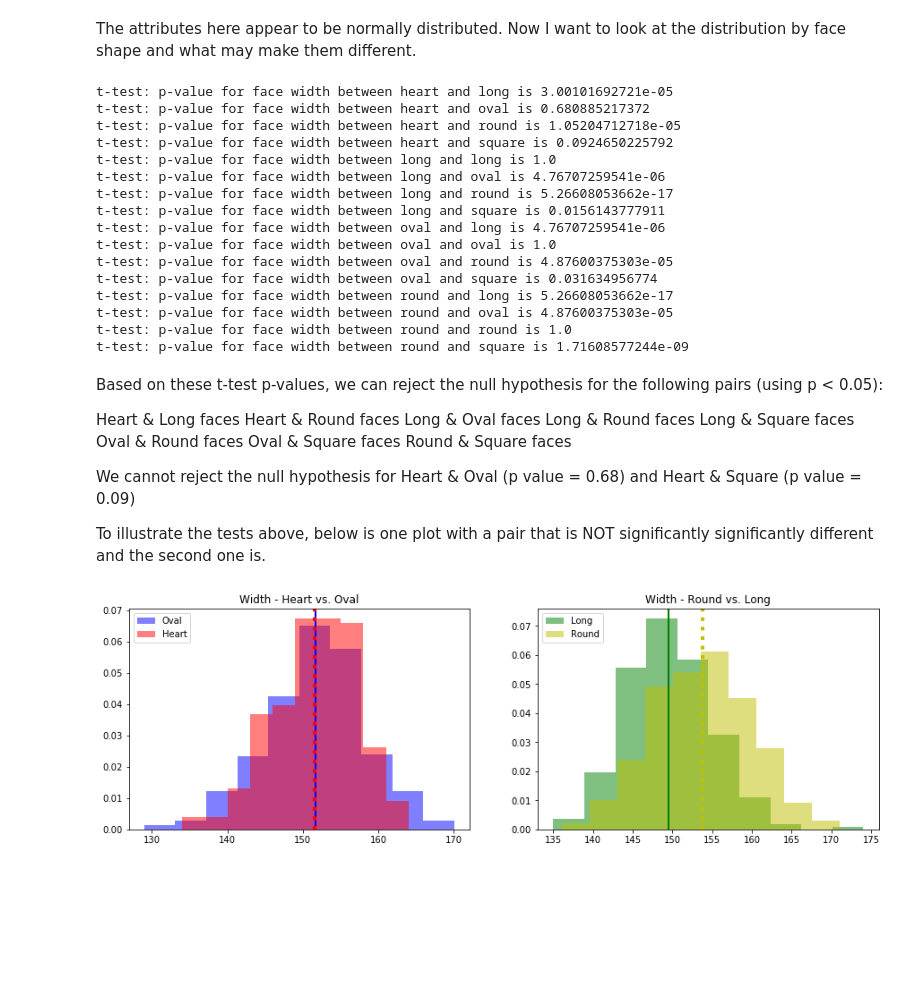
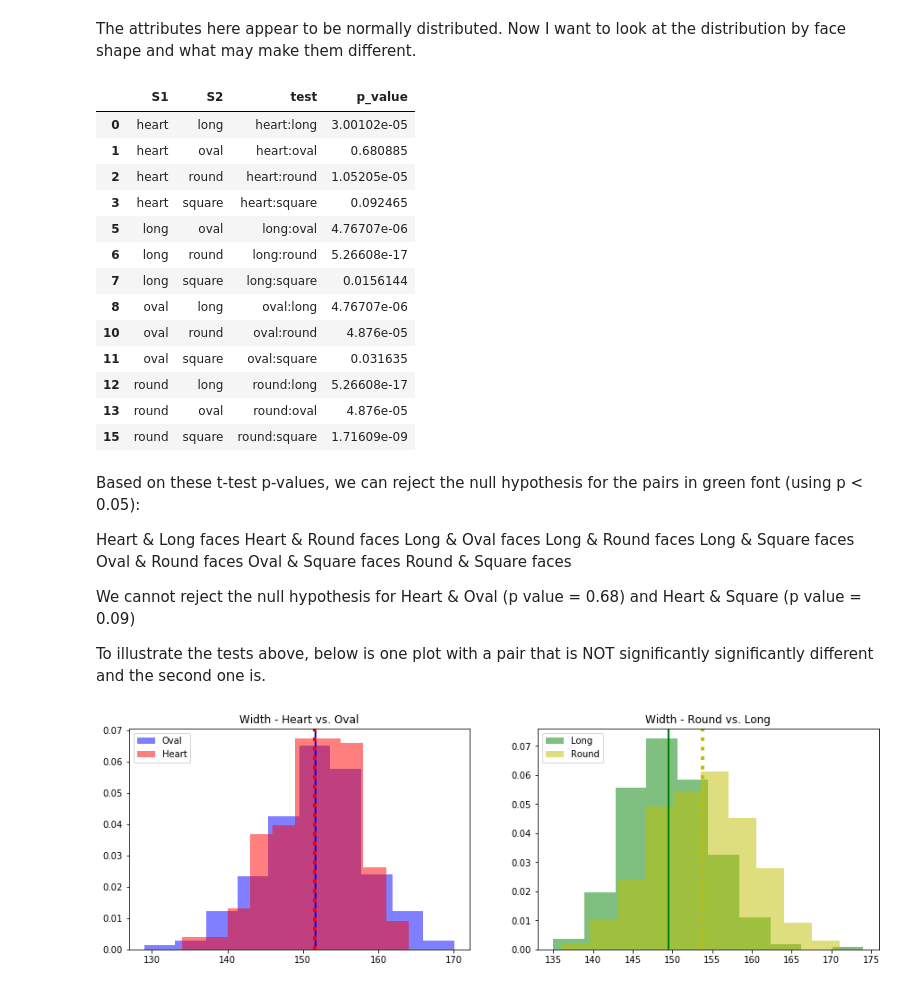
Before and after one commit to marnieboyer/ThinkFul-Capstone-3-Final, a Jupyter notebook: main v2.ipynb, the cells around one changed output. Cells and saved outputs as stored; diff of their text form; code cells hidden in the pictures; blank space fills up the shorter version.

Commit message:
12-6 changes
based on Julie's feedback

```diff
--- a/main v2.ipynb
+++ b/main v2.ipynb
@@ -274,29 +296,54 @@ plt.show()
 The attributes here appear to be normally distributed. Now I want to look at the distribution by face shape and what may make them different.
 # %%
 from scipy import stats
+
+S1 = []
+S2 = []
+S1S2 = []
+p_value = []
+t_tests = pd.DataFrame()
+labels = ['heart','long','oval','round','square']
 for i in range(0,4):
     for j in range(0,4):
         t = (stats.ttest_ind(xclean[xclean.classified_shape == labels[i] ].Width, xclean[xclean.classified_shape == labels[j+1]].Width))
-        print('t-test: p-value for face width between %s and %s is %s' % (labels[i],labels[j+1],t.pvalue))
+        p_value.append(t.pvalue)
+        S1.append(labels[i])
+        S2.append(labels[j+1])
+t_tests['S1'] = S1
+t_tests['S2'] = S2
+t_tests["test"] = t_tests["S1"].map(str) + ':' + t_tests["S2"]
+t_tests['p_value'] = p_value
+
+t_tests = t_tests[t_tests.S1 != t_tests.S2]
-# %% [output]
-t-test: p-value for face width between heart and long is 3.00101692721e-05
-t-test: p-value for face width between heart and oval is 0.680885217372
-t-test: p-value for face width between heart and round is 1.05204712718e-05
-t-test: p-value for face width between heart and square is 0.0924650225792
-t-test: p-value for face width between long and long is 1.0
-t-test: p-value for face width between long and oval is 4.76707259541e-06
-t-test: p-value for face width between long and round is 5.26608053662e-17
-t-test: p-value for face width between long and square is 0.0156143777911
-t-test: p-value for face width between oval and long is 4.76707259541e-06
-t-test: p-value for face width between oval and oval is 1.0
-t-test: p-value for face width between oval and round is 4.87600375303e-05
-t-test: p-value for face width between oval and square is 0.031634956774
-t-test: p-value for face width between round and long is 5.26608053662e-17
-t-test: p-value for face width between round and oval is 4.87600375303e-05
-t-test: p-value for face width between round and round is 1.0
-t-test: p-value for face width between round and square is 1.71608577244e-09
+# %%
+def color_negative_red(val):
+    """
+    Takes a scalar and returns a string with
+    the css property `'color: red'` for negative
+    strings, black otherwise.
+    """
+    color = 'green' if val < 0.05 else 'black'
+    return 'color: %s' % color
+
+s = t_tests.style.applymap(color_negative_red,subset=pd.IndexSlice[:, ['p_value']])
+s
+# %% [output]
+|  | S1 | S2 | test | p_value |
+| 0 | heart | long | heart:long | 3.00102e-05 |
+| 1 | heart | oval | heart:oval | 0.680885 |
+| 2 | heart | round | heart:round | 1.05205e-05 |
+| 3 | heart | square | heart:square | 0.092465 |
+| 5 | long | oval | long:oval | 4.76707e-06 |
+| 6 | long | round | long:round | 5.26608e-17 |
+| 7 | long | square | long:square | 0.0156144 |
+| 8 | oval | long | oval:long | 4.76707e-06 |
+| 10 | oval | round | oval:round | 4.876e-05 |
+| 11 | oval | square | oval:square | 0.031635 |
+| 12 | round | long | round:long | 5.26608e-17 |
+| 13 | round | oval | round:oval | 4.876e-05 |
+| 15 | round | square | round:square | 1.71609e-09 |
 # %% [markdown]
-Based on these t-test p-values, we can reject the null hypothesis for the following pairs (using p < 0.05):
+Based on these t-test p-values, we can reject the null hypothesis for the pairs in green font (using p < 0.05):
 
 Heart & Long faces
 Heart & Round faces
```
Also changed, not shown: parts of 14 cells of this notebook, 3 other files.
